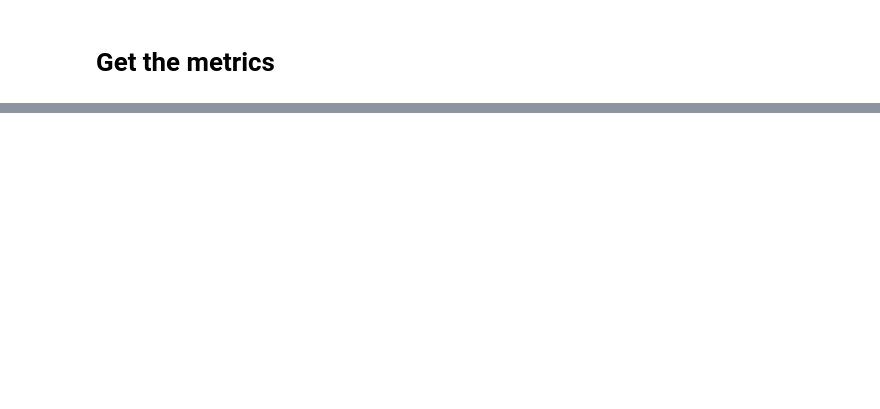
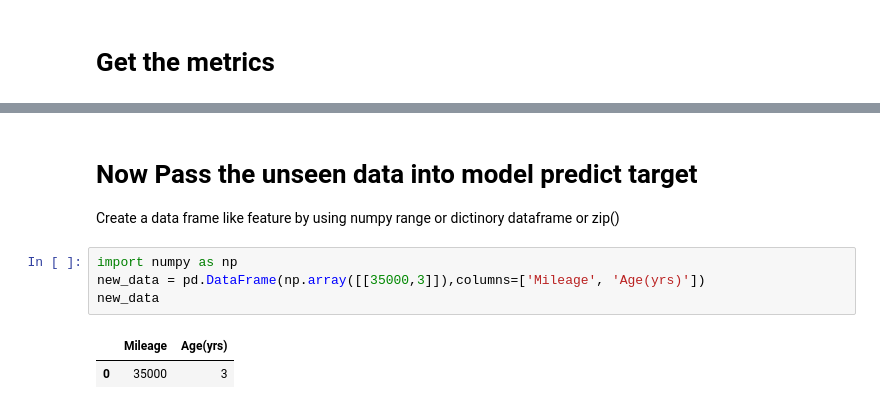
Before and after one commit to SBakthavachalam/Data-Science---Project, a Jupyter notebook: Deep_Learning_ANN_Simple_Car_Price_Datasets.ipynb, the cells around one changed output, grey strips where cells are left out. Saved outputs shown, nothing was run; the diff lists cells and outputs as text; blank space fills up the shorter version.

```diff
--- a/Deep_Learning_ANN_Simple_Car_Price_Datasets.ipynb
+++ b/Deep_Learning_ANN_Simple_Car_Price_Datasets.ipynb
@@ -163,0 +164,10 @@ print(meanabs)
+# %% [markdown]
+# Now Pass the unseen data into model predict target
+Create a data frame like feature by using numpy range or dictinory dataframe or zip()
+# %%
+import numpy as np
+new_data = pd.DataFrame(np.array([[35000,3]]),columns=['Mileage', 'Age(yrs)'])
+new_data
+# %% [output]
+|  | Mileage | Age(yrs) |
+| 0 | 35000 | 3 |
```
Also changed, not shown: parts of 11 cells of this notebook.
